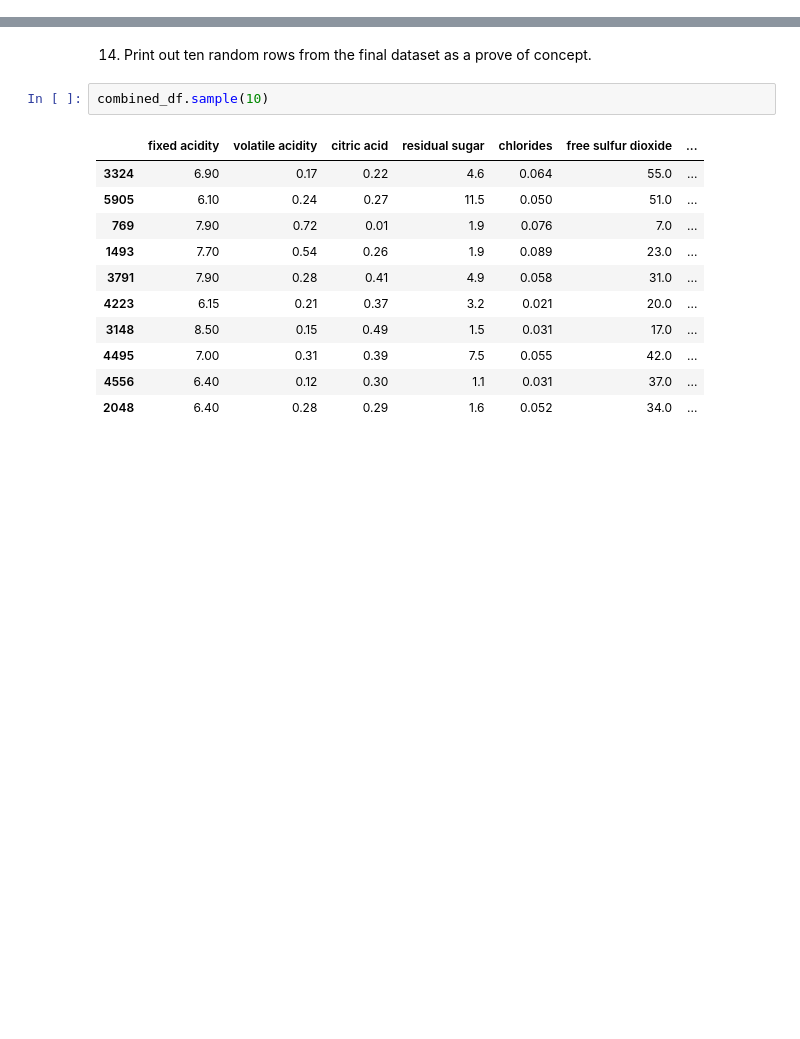
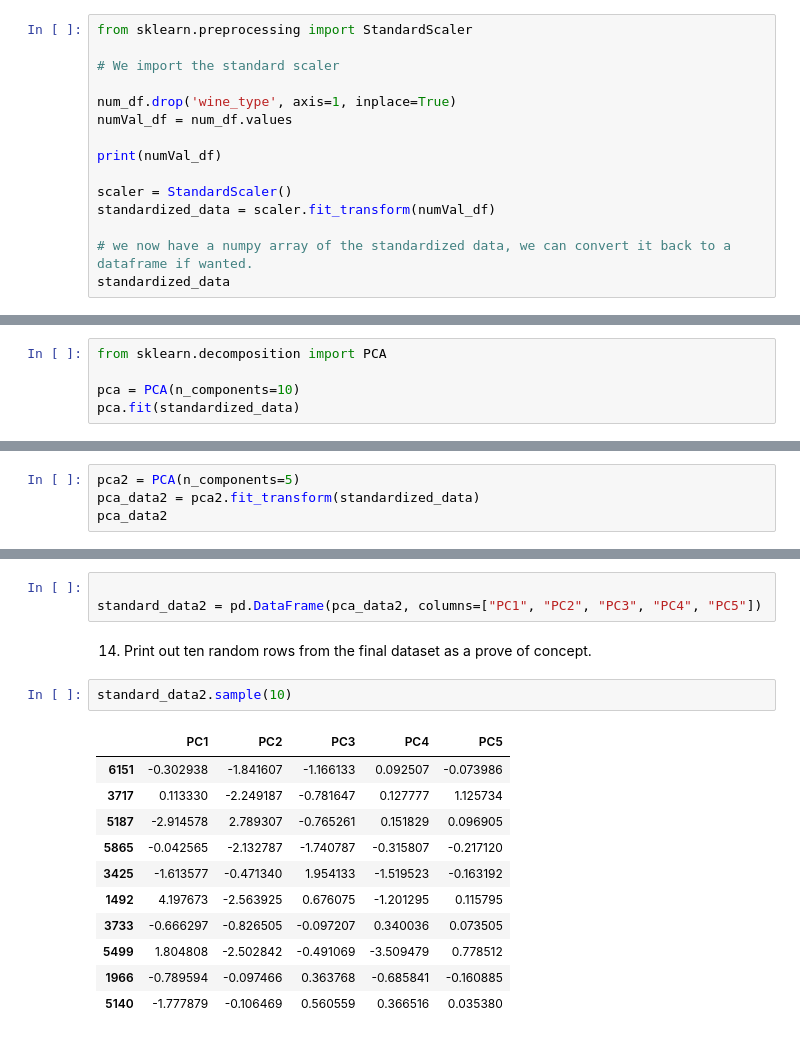
Before and after one commit to Peter537/Dat4-BI-MP2, a Jupyter notebook: winequality.ipynb, the cells around one changed output, grey strips where cells are left out. Cells and saved outputs as stored; diff of their text form; blank space fills up the shorter version.

```diff
--- a/winequality.ipynb
+++ b/winequality.ipynb
@@ -350,3 +380,18 @@ Name: 4380, dtype: object
 # %% [markdown]
 13. Try to reduce the number of features of the aggregated data set by applying principal
 component analysis (PCA). What is the optimal number of components?
+# %%
+from sklearn.preprocessing import StandardScaler
+
+# We import the standard scaler
+
+num_df.drop('wine_type', axis=1, inplace=True)
+numVal_df = num_df.values
+
+print(numVal_df)
+
+scaler = StandardScaler()
+standardized_data = scaler.fit_transform(numVal_df)
+
+# we now have a numpy array of the standardized data, we can convert it back to a dataframe if wanted.
+standardized_data
@@ -352,0 +423,5 @@ component analysis (PCA). What is the optimal number of components?
+# %%
+from sklearn.decomposition import PCA
+
+pca = PCA(n_components=10)
+pca.fit(standardized_data)
@@ -352,0 +462,4 @@ component analysis (PCA). What is the optimal number of components?
+# %%
+pca2 = PCA(n_components=5)
+pca_data2 = pca2.fit_transform(standardized_data)
+pca_data2
@@ -353,16 +474,19 @@ component analysis (PCA). What is the optimal number of components?
+# %%
+
+standard_data2 = pd.DataFrame(pca_data2, columns=["PC1", "PC2", "PC3", "PC4", "PC5"])
 # %% [markdown]
 14. Print out ten random rows from the final dataset as a prove of concept.
 # %%
-combined_df.sample(10)
+standard_data2.sample(10)
 # %% [output]
-|  | fixed acidity | volatile acidity | citric acid | residual sugar | chlorides | free sulfur dioxide | ... |
-| 3324 | 6.90 | 0.17 | 0.22 | 4.6 | 0.064 | 55.0 | ... |
-| 5905 | 6.10 | 0.24 | 0.27 | 11.5 | 0.050 | 51.0 | ... |
-| 769 | 7.90 | 0.72 | 0.01 | 1.9 | 0.076 | 7.0 | ... |
-| 1493 | 7.70 | 0.54 | 0.26 | 1.9 | 0.089 | 23.0 | ... |
-| 3791 | 7.90 | 0.28 | 0.41 | 4.9 | 0.058 | 31.0 | ... |
-| 4223 | 6.15 | 0.21 | 0.37 | 3.2 | 0.021 | 20.0 | ... |
-| 3148 | 8.50 | 0.15 | 0.49 | 1.5 | 0.031 | 17.0 | ... |
-| 4495 | 7.00 | 0.31 | 0.39 | 7.5 | 0.055 | 42.0 | ... |
-| 4556 | 6.40 | 0.12 | 0.30 | 1.1 | 0.031 | 37.0 | ... |
-| 2048 | 6.40 | 0.28 | 0.29 | 1.6 | 0.052 | 34.0 | ... |
+|  | PC1 | PC2 | PC3 | PC4 | PC5 |
+| 6151 | -0.302938 | -1.841607 | -1.166133 | 0.092507 | -0.073986 |
+| 3717 | 0.113330 | -2.249187 | -0.781647 | 0.127777 | 1.125734 |
+| 5187 | -2.914578 | 2.789307 | -0.765261 | 0.151829 | 0.096905 |
+| 5865 | -0.042565 | -2.132787 | -1.740787 | -0.315807 | -0.217120 |
+| 3425 | -1.613577 | -0.471340 | 1.954133 | -1.519523 | -0.163192 |
+| 1492 | 4.197673 | -2.563925 | 0.676075 | -1.201295 | 0.115795 |
+| 3733 | -0.666297 | -0.826505 | -0.097207 | 0.340036 | 0.073505 |
+| 5499 | 1.804808 | -2.502842 | -0.491069 | -3.509479 | 0.778512 |
+| 1966 | -0.789594 | -0.097466 | 0.363768 | -0.685841 | -0.160885 |
+| 5140 | -1.777879 | -0.106469 | 0.560559 | 0.366516 | 0.035380 |
```
Also changed, not shown: parts of 14 cells of this notebook.
